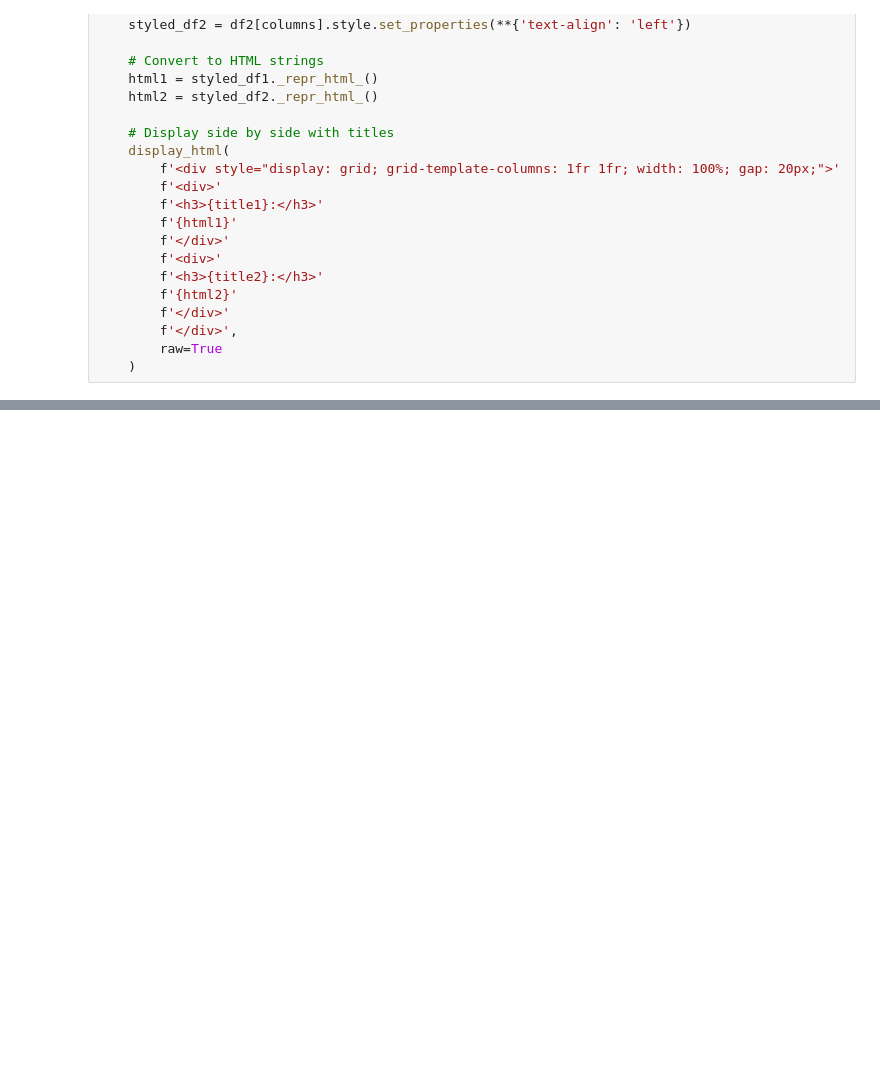
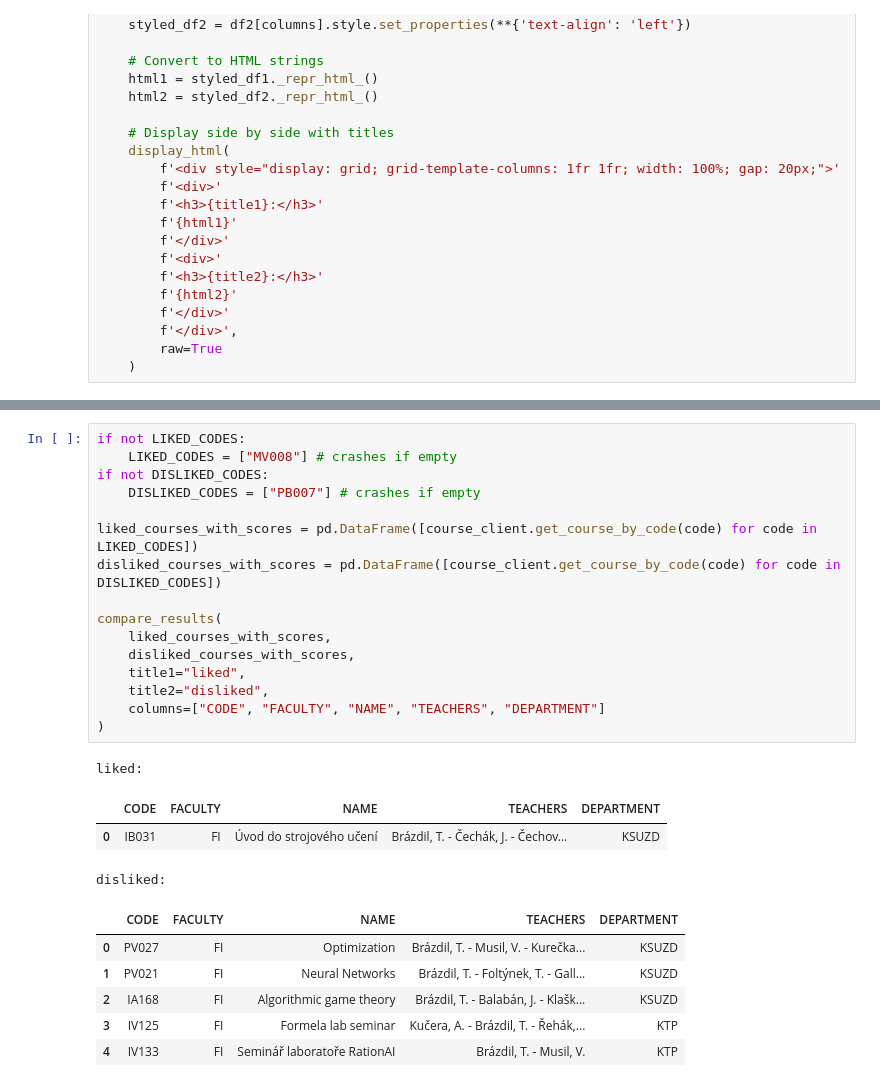
Before and after one commit to tomz197/course-recommender, a Jupyter notebook: notebooks/test_algorithms.ipynb, the cells around one changed output, grey strips where cells are left out. Drawn from its saved outputs; the diff is of its cells as text; blank space fills up the shorter version.

```diff
--- a/notebooks/test_algorithms.ipynb
+++ b/notebooks/test_algorithms.ipynb
@@ -201 +271,28 @@ def recommend_max(
+# %%
+if not LIKED_CODES:
+    LIKED_CODES = ["MV008"] # crashes if empty
+if not DISLIKED_CODES:
+    DISLIKED_CODES = ["PB007"] # crashes if empty
+
+liked_courses_with_scores = pd.DataFrame([course_client.get_course_by_code(code) for code in LIKED_CODES])
+disliked_courses_with_scores = pd.DataFrame([course_client.get_course_by_code(code) for code in DISLIKED_CODES])
+
+compare_results(
+    liked_courses_with_scores,
+    disliked_courses_with_scores,
+    title1="liked",
+    title2="disliked",
+    columns=["CODE", "FACULTY", "NAME", "TEACHERS", "DEPARTMENT"]
+)
+# %% [output]
+liked:
+|  | CODE | FACULTY | NAME | TEACHERS | DEPARTMENT |
+| 0 | IB031 | FI | Úvod do strojového učení | Brázdil, T. - Čechák, J. - Čechov... | KSUZD |
+disliked:
+|  | CODE | FACULTY | NAME | TEACHERS | DEPARTMENT |
+| 0 | PV027 | FI | Optimization | Brázdil, T. - Musil, V. - Kurečka... | KSUZD |
+| 1 | PV021 | FI | Neural Networks | Brázdil, T. - Foltýnek, T. - Gall... | KSUZD |
+| 2 | IA168 | FI | Algorithmic game theory | Brázdil, T. - Balabán, J. - Klašk... | KSUZD |
+| 3 | IV125 | FI | Formela lab seminar | Kučera, A. - Brázdil, T. - Řehák,... | KTP |
+| 4 | IV133 | FI | Seminář laboratoře RationAI | Brázdil, T. - Musil, V. | KTP |
 # %%
```
Also changed, not shown: parts of 5 cells of this notebook, 3 other files.
